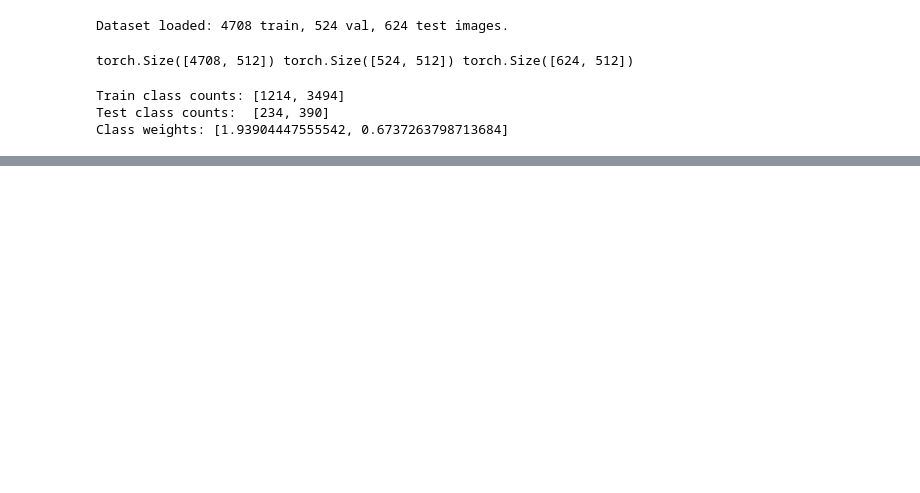
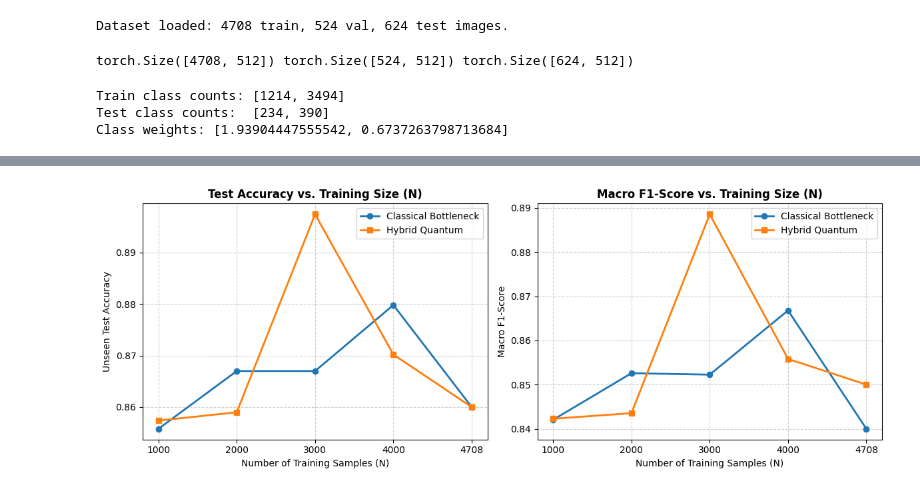
Before and after one commit to Pratz2005/Quantum-Transfer-Learning, a Jupyter notebook: main.ipynb, the cells around one changed output, grey strips where cells are left out. Saved outputs shown, nothing was run; the diff lists cells and outputs as text; code cells hidden in the pictures; blank space fills up the shorter version.

```diff
--- a/main.ipynb
+++ b/main.ipynb
@@ -392,0 +496,27 @@ plt.show()
+# %%
+fig, axes = plt.subplots(1, 2, figsize=(12, 4.5))
+
+x_labels = [str(s) for s in exp1_results['samples']]
+
+# Plot 1: Test Accuracy vs Sample Size
+axes[0].plot(x_labels, exp1_results['classical_acc'], marker='o', label='Classical Bottleneck', color='#1f77b4', linewidth=2)
+axes[0].plot(x_labels, exp1_results['quantum_acc'], marker='s', label='Hybrid Quantum', color='#ff7f0e', linewidth=2)
+axes[0].set_title("Test Accuracy vs. Training Size (N)", fontsize=12, fontweight='bold')
+axes[0].set_xlabel("Number of Training Samples (N)", fontsize=10)
+axes[0].set_ylabel("Unseen Test Accuracy", fontsize=10)
+axes[0].grid(True, linestyle='--', alpha=0.6)
+axes[0].legend()
+
+# Plot 2: Macro F1-Score vs Sample Size
+axes[1].plot(x_labels, exp1_results['classical_f1'], marker='o', label='Classical Bottleneck', color='#1f77b4', linewidth=2)
+axes[1].plot(x_labels, exp1_results['quantum_f1'], marker='s', label='Hybrid Quantum', color='#ff7f0e', linewidth=2)
+axes[1].set_title("Macro F1-Score vs. Training Size (N)", fontsize=12, fontweight='bold')
+axes[1].set_xlabel("Number of Training Samples (N)", fontsize=10)
+axes[1].set_ylabel("Macro F1-Score", fontsize=10)
+axes[1].grid(True, linestyle='--', alpha=0.6)
+axes[1].legend()
+
+plt.tight_layout()
+plt.show()
+# %% [output]
+[figure, added]
```
Also changed, not shown: parts of 7 cells of this notebook.
